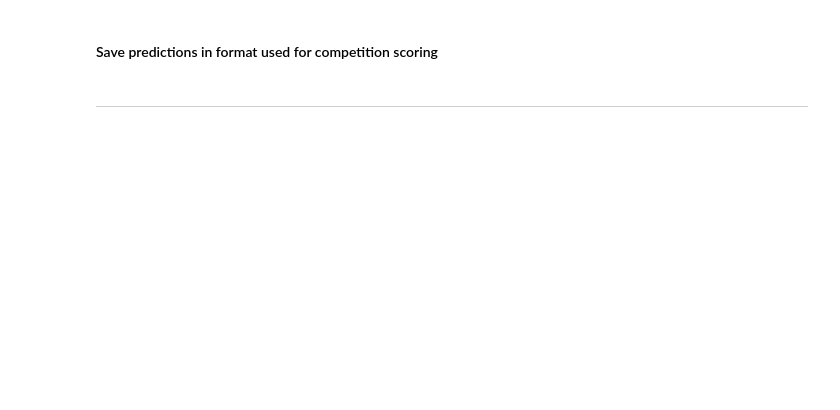
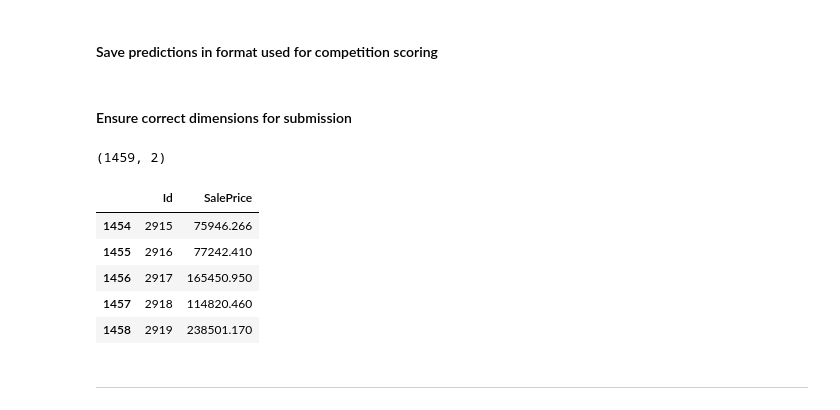
Before and after one commit to nicodalessandro11/kaggel-competitions, a Jupyter notebook: House Competitions/HousePricing.ipynb, the cells around one changed output. Saved outputs shown, nothing was run; the diff lists cells and outputs as text; code cells hidden in the pictures; blank space fills up the shorter version.

```diff
--- a/House Competitions/HousePricing.ipynb
+++ b/House Competitions/HousePricing.ipynb
@@ -510,4 +639,21 @@ output = pd.DataFrame({'Id': df_train.Id, 'SalePrice': test_preds})
 
 output.to_csv('submission.csv', index=False)
+# %% [markdown]
+#### Ensure correct dimensions for submission
+# %%
+submission = pd.read_csv('submission.csv')
+# %%
+submission.shape
+# %% [output]
+(1459, 2)
+# %%
+submission.tail()
+# %% [output]
+|  | Id | SalePrice |
+| 1454 | 2915 | 75946.266 |
+| 1455 | 2916 | 77242.410 |
+| 1456 | 2917 | 165450.950 |
+| 1457 | 2918 | 114820.460 |
+| 1458 | 2919 | 238501.170 |
 # %% [markdown]
 ____
```
Also changed, not shown: parts of 53 cells of this notebook.
